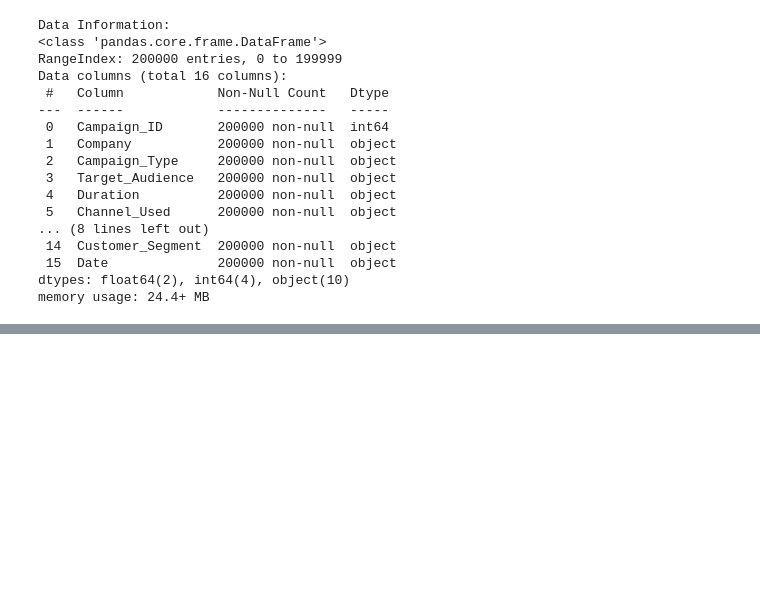
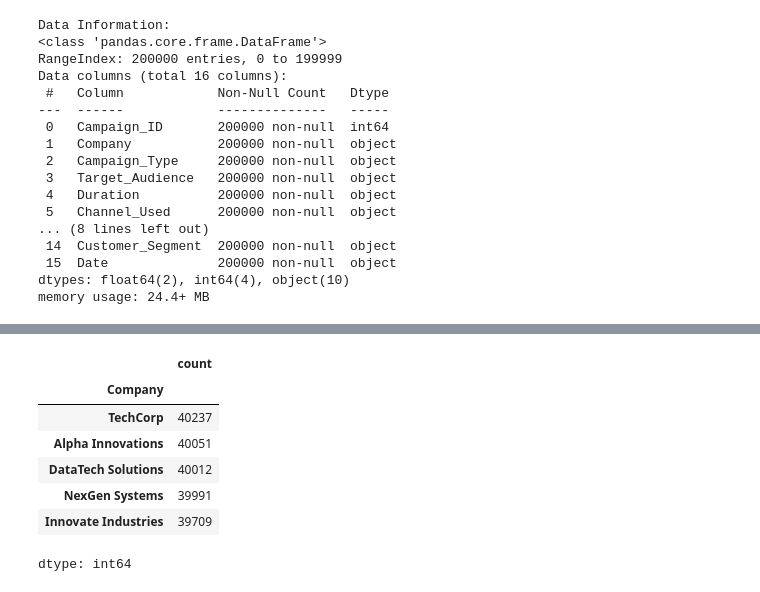
Before and after one commit to jsoook-dt/python-colab-analysis-study, a Jupyter notebook: Project01_Yoonju_analysis.ipynb, the cells around one changed output, grey strips where cells are left out. Saved outputs shown, nothing was run; the diff lists cells and outputs as text; code cells hidden in the pictures; blank space fills up the shorter version.

```diff
--- a/Project01_Yoonju_analysis.ipynb
+++ b/Project01_Yoonju_analysis.ipynb
@@ -48,0 +103,11 @@ memory usage: 24.4+ MB
+# %%
+df["Company"].value_counts()
+# %% [output]
+|  | count |
+| Company |  |
+| TechCorp | 40237 |
+| Alpha Innovations | 40051 |
+| DataTech Solutions | 40012 |
+| NexGen Systems | 39991 |
+| Innovate Industries | 39709 |
+dtype: int64
```
Also changed, not shown: parts of 19 cells of this notebook.
